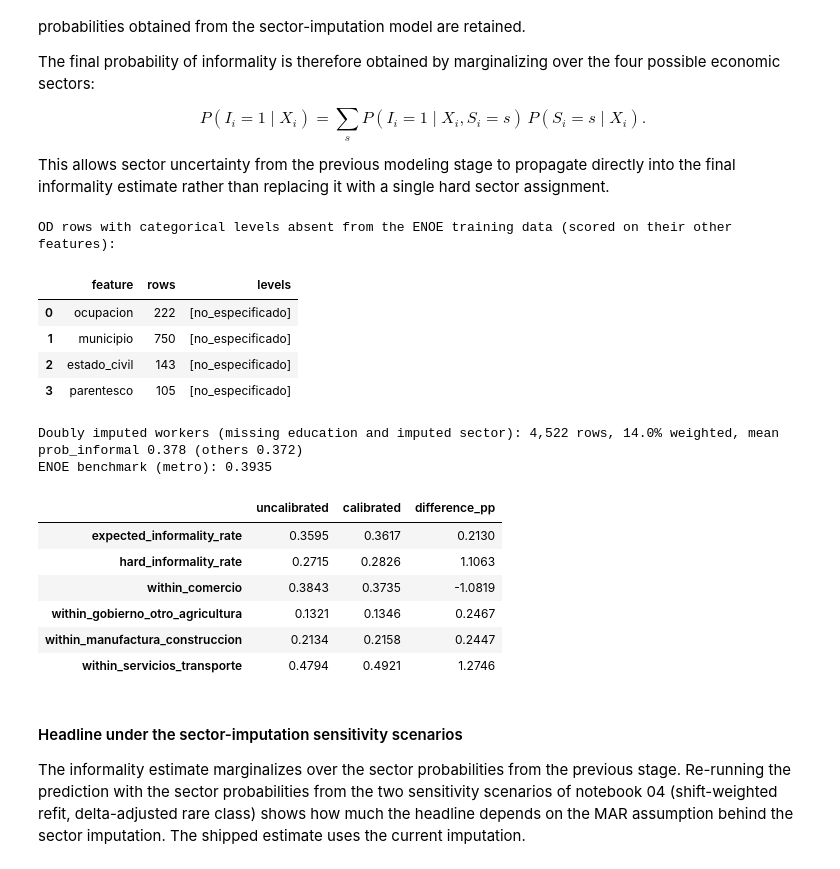
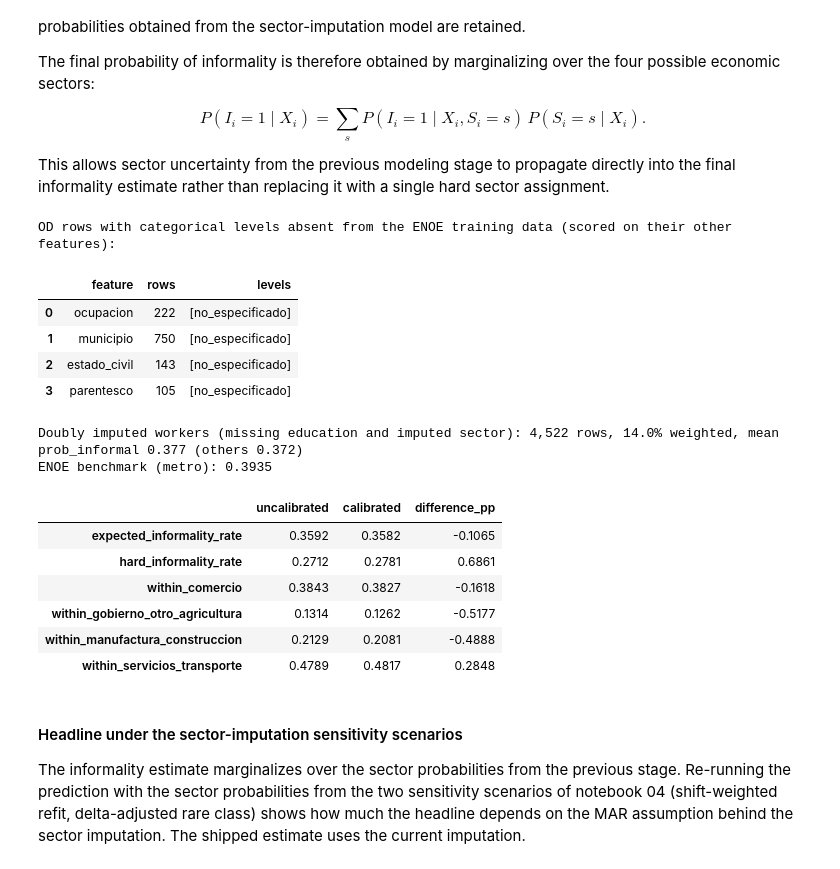
Before and after one commit to CentroFuturoCiudades/informal-jobs-model, a Jupyter notebook: notebooks/05_informality_model.ipynb, the cells around one changed output. Drawn from its saved outputs; the diff is of its cells as text; code cells hidden in the pictures.

```diff
--- a/notebooks/05_informality_model.ipynb
+++ b/notebooks/05_informality_model.ipynb
@@ -562,41 +562,41 @@ informality_model_usage = ijm.calculate_informality_model_usage(od_informality)
 informality_model_usage.round(4)
 
 support_features = [column for column in with_education_features if column != "sector"]  # sector is marginalized, never scored as no_especificado
 unsupported_levels = ijm.count_levels_without_training_support(ijm.prepare_informality_features(enoe_informality, support_features), ijm.prepare_informality_features(od.assign(municipio=od_informality["municipio_scored"]), support_features))
 print("OD rows with categorical levels absent from the ENOE training data (scored on their other features):")
 display(unsupported_levels)
 
 # OD estimate with the other variant, side by side (overall and within sector, expansion-factor weighted)
 alternative = "uncalibrated" if SHIP_CALIBRATED else "calibrated"
-od_informality_alternative = ijm.predict_od_informality(*final_models[alternative], od, with_education_features=with_education_features, without_education_features=without_education_features, training_municipalities=training_municipalities)
+od_informality_alternative = ijm.predict_od_informality(*final_models[alternative], od, with_education_features=with_education_features, without_education_features=without_education_features, training_municipalities=training_municipalities, workplace_models=workplace_models)  # same scoring path as the shipped variant, so the difference is calibration alone
 def od_summary(frame):
     weights = frame["expansion_factor"]
     summary = {"expected_informality_rate": (weights * frame["prob_informal"]).sum() / weights.sum(), "hard_informality_rate": (weights * frame["informal_predicted"]).sum() / weights.sum()}
     for sector_class in ijm.SECTOR_CLASSES:
         summary[f"within_{sector_class}"] = (weights * frame[f"prob_informal_sector_{sector_class}"]).sum() / (weights * frame[f"prob_sector_{sector_class}"]).sum()
     return pd.Series(summary)
 od_variant_comparison = pd.DataFrame({shipped: od_summary(od_informality), alternative: od_summary(od_informality_alternative)})
 od_variant_comparison["difference_pp"] = (od_variant_comparison[alternative] - od_variant_comparison[shipped]) * 100
 doubly_imputed = (od_informality["informality_model_used"] == "without_education") & od_informality["sector_fue_imputado"]
 print(f"Doubly imputed workers (missing education and imputed sector): {doubly_imputed.sum():,} rows, {od_informality.loc[doubly_imputed, 'expansion_factor'].sum() / od_informality['expansion_factor'].sum():.1%} weighted, mean prob_informal {od_informality.loc[doubly_imputed, 'prob_informal'].mean():.3f} (others {od_informality.loc[~doubly_imputed, 'prob_informal'].mean():.3f})")
 print("ENOE benchmark (metro):", round(float(informality_benchmark["weighted_informality_rate"].iloc[0]), 4))
 od_variant_comparison.round(4)
 # %% [output]
 OD rows with categorical levels absent from the ENOE training data (scored on their other features):
 |  | feature | rows | levels |
 | 0 | ocupacion | 222 | [no_especificado] |
 | 1 | municipio | 750 | [no_especificado] |
 | 2 | estado_civil | 143 | [no_especificado] |
 | 3 | parentesco | 105 | [no_especificado] |
-Doubly imputed workers (missing education and imputed sector): 4,522 rows, 14.0% weighted, mean prob_informal 0.378 (others 0.372)
+Doubly imputed workers (missing education and imputed sector): 4,522 rows, 14.0% weighted, mean prob_informal 0.377 (others 0.372)
 ENOE benchmark (metro): 0.3935
 |  | uncalibrated | calibrated | difference_pp |
-| expected_informality_rate | 0.3595 | 0.3617 | 0.2130 |
-| hard_informality_rate | 0.2715 | 0.2826 | 1.1063 |
-| within_comercio | 0.3843 | 0.3735 | -1.0819 |
-| within_gobierno_otro_agricultura | 0.1321 | 0.1346 | 0.2467 |
-| within_manufactura_construccion | 0.2134 | 0.2158 | 0.2447 |
-| within_servicios_transporte | 0.4794 | 0.4921 | 1.2746 |
+| expected_informality_rate | 0.3592 | 0.3582 | -0.1065 |
+| hard_informality_rate | 0.2712 | 0.2781 | 0.6861 |
+| within_comercio | 0.3843 | 0.3827 | -0.1618 |
+| within_gobierno_otro_agricultura | 0.1314 | 0.1262 | -0.5177 |
+| within_manufactura_construccion | 0.2129 | 0.2081 | -0.4888 |
+| within_servicios_transporte | 0.4789 | 0.4817 | 0.2848 |
 # %% [markdown]
 #### Headline under the sector-imputation sensitivity scenarios
 
```
Also changed, not shown: parts of 12 cells of this notebook, 3 other files.
